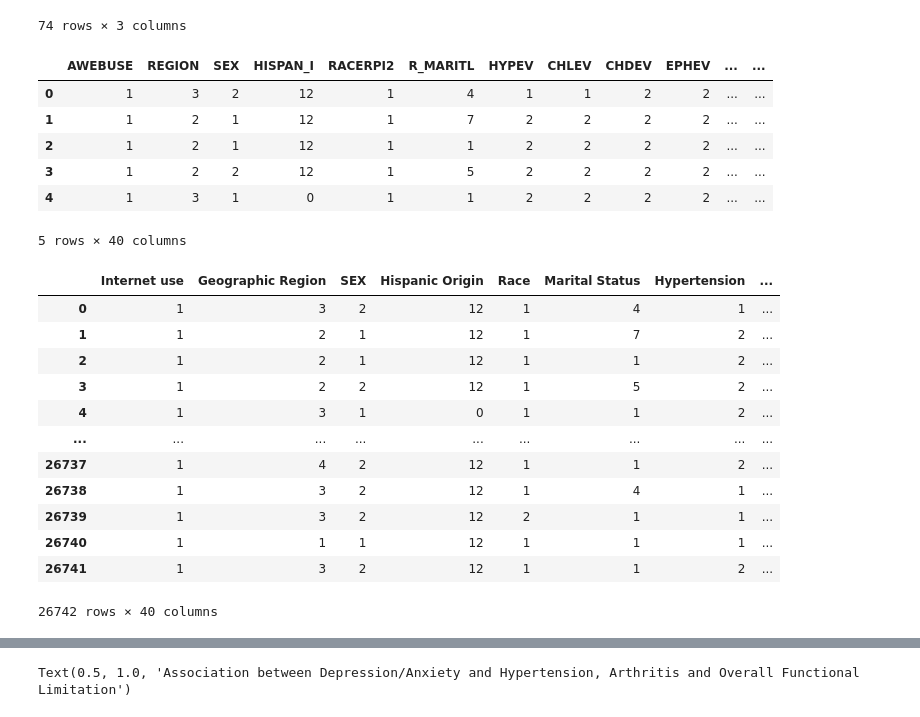
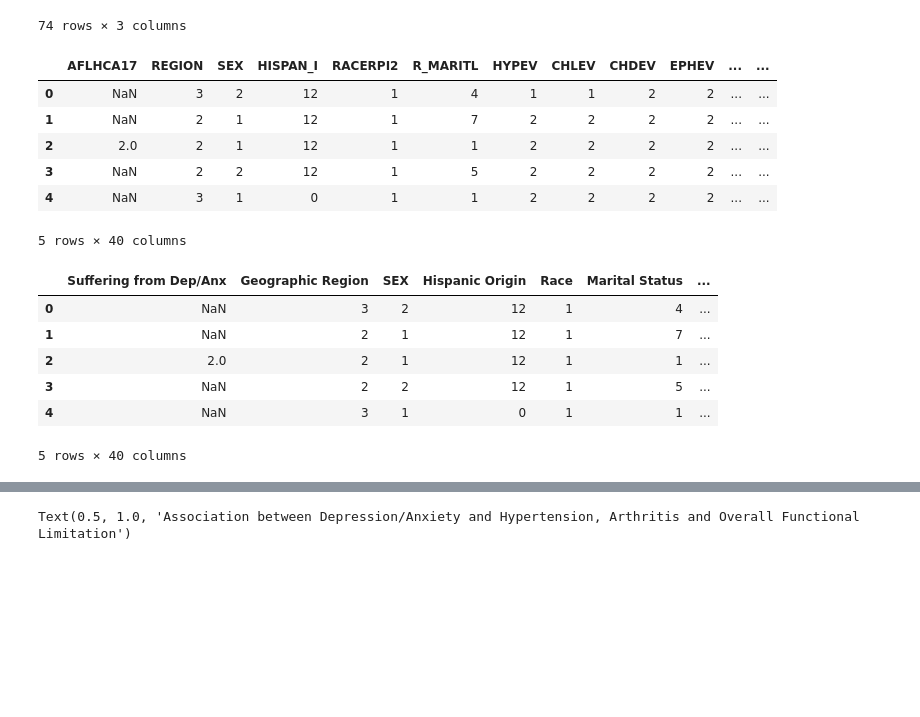
Before and after one commit to ShipraGupta16/Project_1, a Jupyter notebook: cdc_codes2.ipynb, the cells around one changed output, grey strips where cells are left out. Cells and saved outputs as stored; diff of their text form; code cells hidden in the pictures; blank space fills up the shorter version.

```diff
--- a/cdc_codes2.ipynb
+++ b/cdc_codes2.ipynb
@@ -52,7 +52,7 @@ cdc_df
 adult_data_2017.columns = adult_data_2017.columns.to_series().apply(lambda x:x.strip())
 # %%
 # Selecting the columns we need and adding them to a dataframe
-filtered_data_2017 = adult_data_2017 [["AWEBUSE","REGION", "SEX", "HISPAN_I","RACERPI2",
+filtered_data_2017 = adult_data_2017 [["AFLHCA17","REGION", "SEX", "HISPAN_I","RACERPI2",
                               "R_MARITL", "HYPEV", "CHLEV", "CHDEV",
                               "EPHEV", "AASMEV", "CANEV", "DIBEV1",
                               "DIBTYPE", "EPILEP1", "ARTH1", "HRAIDNOW",
@@ -61,15 +61,15 @@ filtered_data_2017 = adult_data_2017 [["AWEBUSE","REGION", "SEX", "HISPAN_I","RA
                               "AHCPLROU", "AWORPAY", "ADNLONG2", "AHCSYR1",
                               "AHERNOY2", "AHCHYR", "ASRGYR", "AMDLONGR",
                               "AEXCHNG", "ASICPUSE", "ASISIM", "ASISIF",
-                              "ASISLPFL", "MBO_SPR1", "AFLHCA17"]]
+                              "ASISLPFL", "MBO_SPR1", "AWEBUSE"]]
 filtered_data_2017.head()
 # %% [output]
-|  | AWEBUSE | REGION | SEX | HISPAN_I | RACERPI2 | R_MARITL | HYPEV | CHLEV | CHDEV | EPHEV | ... | ... |
-| 0 | 1 | 3 | 2 | 12 | 1 | 4 | 1 | 1 | 2 | 2 | ... | ... |
-| 1 | 1 | 2 | 1 | 12 | 1 | 7 | 2 | 2 | 2 | 2 | ... | ... |
-| 2 | 1 | 2 | 1 | 12 | 1 | 1 | 2 | 2 | 2 | 2 | ... | ... |
-| 3 | 1 | 2 | 2 | 12 | 1 | 5 | 2 | 2 | 2 | 2 | ... | ... |
-| 4 | 1 | 3 | 1 | 0 | 1 | 1 | 2 | 2 | 2 | 2 | ... | ... |
+|  | AFLHCA17 | REGION | SEX | HISPAN_I | RACERPI2 | R_MARITL | HYPEV | CHLEV | CHDEV | EPHEV | ... | ... |
+| 0 | NaN | 3 | 2 | 12 | 1 | 4 | 1 | 1 | 2 | 2 | ... | ... |
+| 1 | NaN | 2 | 1 | 12 | 1 | 7 | 2 | 2 | 2 | 2 | ... | ... |
+| 2 | 2.0 | 2 | 1 | 12 | 1 | 1 | 2 | 2 | 2 | 2 | ... | ... |
+| 3 | NaN | 2 | 2 | 12 | 1 | 5 | 2 | 2 | 2 | 2 | ... | ... |
+| 4 | NaN | 3 | 1 | 0 | 1 | 1 | 2 | 2 | 2 | 2 | ... | ... |
 5 rows × 40 columns
 # %%
 filtered_data_2017 = filtered_data_2017.rename(columns = {"AFLHCA17" : "Suffering from Dep/Anx", "REGION" : "Geographic Region", "SEX" : "SEX",
@@ -78,44 +78,38 @@ filtered_data_2017 = filtered_data_2017.rename(columns = {"AFLHCA17" : "Sufferin
                                                           "HYPEV" : "Hypertension", "CHLEV" : "Cholesterol",
                                                           "CHDEV" : "Coronary Heart Disease", "EPHEV" : "emphysema",
                                                           "AASMEV" : "Asthma", "CANEV" : "Cancer",
                                                           "DIBEV1" : "Diabetes", "DIBTYPE" : "Diabetes Type",
                                                           "EPILEP1" : "Epilepsy", "ARTH1" : "Arthritis",
                                                           "HRAIDNOW" : "Usin a Hearing Aid",
                                                           "AVISION" : "Trouble seeing W/Glasses/Lenses",
                                                           "AHSTATYR" : "Health Status (Past 12m)",
                                                           "PAINLMT" : "Pain Severity (Past 6m)",
                                                           "FLWALK" : "Mobility/Ability to Walk Unaided",
                                                           "ALCHRONR" : "Overall Functional Limitation",
                                                           "SMKSTAT2" : "Smoking Status",
                                                           "MODFREQW" : "Moderate Activity/W",
                                                           "ALCSTAT" : "Alcohol Drinking Status",
                                                           "AHCPLROU" : "Usual Place for Routine/Preventive Care",
                                                           "AWORPAY" : "Medical Bills Pay Worry",
                                                           "ADNLONG2" : "Time Since Dentist's Last Visit",
                                                           "AHCSYR1" : "Seen/Talked With Mental Specialist (Past 12m)",
                                                           "AHERNOY2" : "ER/ED Freq. (Past 12m)",
                                                           "AHCHYR" : "Home Care Received (Past 12m)",
                                                           "ASRGYR" : "Surgery/Surgical Procedures (Past 12m)",
                                                           "AMDLONGR" : "Time Since Last Seen/Talked to a Health Pro",
                                                           "AEXCHNG" : "Looked into Buying Ins. through Healthcare.gov/Health Ins. MP",
                                                           "ASICPUSE" : "Computer Use Freq.", "ASISIM" : "Sexual Orientation (M)",
                                                           "ASISIF" : "Sexual Orientation (F)",
                                                           "ASISLPFL" : "Difficutly Falling Asleep (Past W)",
                                                           "MBO_SPR1" : "Used Spiritual Meditation (Past 12m)",
                                                           "AWEBUSE" : "Internet use"
         })
-filtered_data_2017
+filtered_data_2017.head()
 # %% [output]
-|  | Internet use | Geographic Region | SEX | Hispanic Origin | Race | Marital Status | Hypertension | ... |
-| 0 | 1 | 3 | 2 | 12 | 1 | 4 | 1 | ... |
-| 1 | 1 | 2 | 1 | 12 | 1 | 7 | 2 | ... |
-| 2 | 1 | 2 | 1 | 12 | 1 | 1 | 2 | ... |
-| 3 | 1 | 2 | 2 | 12 | 1 | 5 | 2 | ... |
-| 4 | 1 | 3 | 1 | 0 | 1 | 1 | 2 | ... |
-| ... | ... | ... | ... | ... | ... | ... | ... | ... |
-| 26737 | 1 | 4 | 2 | 12 | 1 | 1 | 2 | ... |
-| 26738 | 1 | 3 | 2 | 12 | 1 | 4 | 1 | ... |
-| 26739 | 1 | 3 | 2 | 12 | 2 | 1 | 1 | ... |
-| 26740 | 1 | 1 | 1 | 12 | 1 | 1 | 1 | ... |
-| 26741 | 1 | 3 | 2 | 12 | 1 | 1 | 2 | ... |
+|  | Suffering from Dep/Anx | Geographic Region | SEX | Hispanic Origin | Race | Marital Status | ... |
+| 0 | NaN | 3 | 2 | 12 | 1 | 4 | ... |
+| 1 | NaN | 2 | 1 | 12 | 1 | 7 | ... |
+| 2 | 2.0 | 2 | 1 | 12 | 1 | 1 | ... |
+| 3 | NaN | 2 | 2 | 12 | 1 | 5 | ... |
+| 4 | NaN | 3 | 1 | 0 | 1 | 1 | ... |
-26742 rows × 40 columns
+5 rows × 40 columns
```
Also changed, not shown: parts of 6 cells of this notebook.
